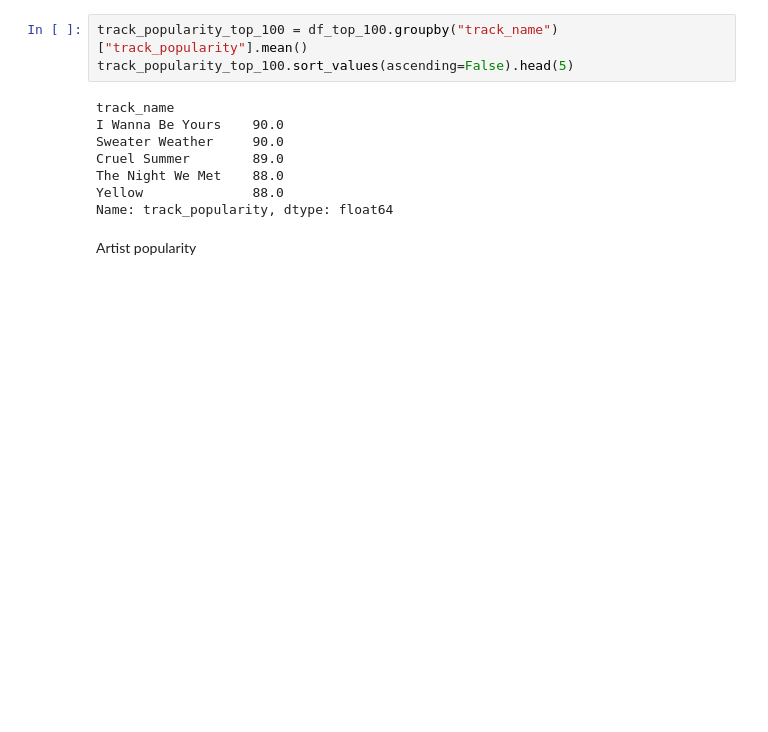
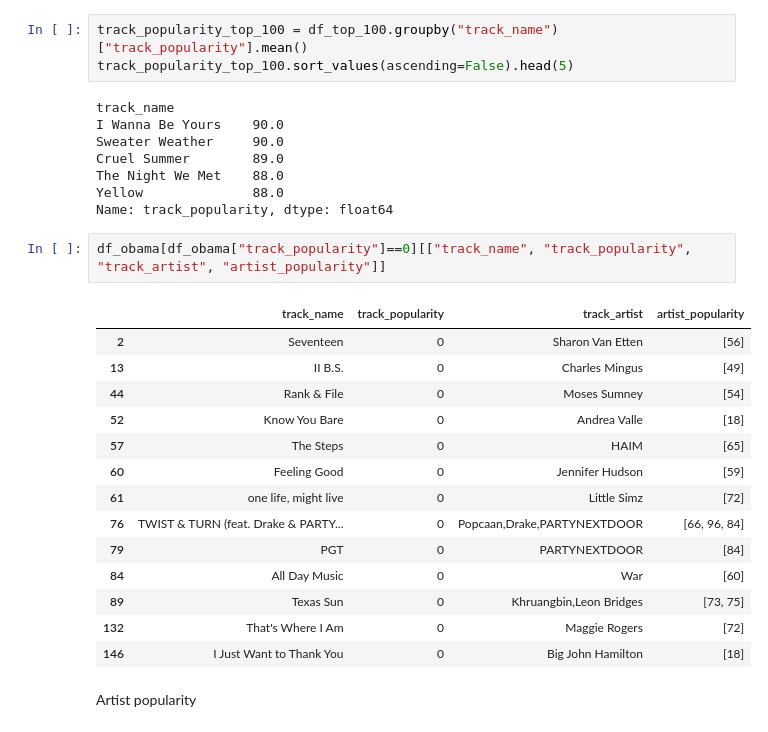
Before and after one commit to Ramonalyst/Music_Recommendation_System, a Jupyter notebook: Obama_vs_Top_100_Comparison.ipynb, the cells around one changed output. Drawn from its saved outputs; the diff is of its cells as text; blank space fills up the shorter version.

```diff
--- a/Obama_vs_Top_100_Comparison.ipynb
+++ b/Obama_vs_Top_100_Comparison.ipynb
@@ -255,6 +255,23 @@ Cruel Summer        89.0
 The Night We Met    88.0
 Yellow              88.0
 Name: track_popularity, dtype: float64
+# %%
+df_obama[df_obama["track_popularity"]==0][["track_name", "track_popularity", "track_artist", "artist_popularity"]]
+# %% [output]
+|  | track_name | track_popularity | track_artist | artist_popularity |
+| 2 | Seventeen | 0 | Sharon Van Etten | [56] |
+| 13 | II B.S. | 0 | Charles Mingus | [49] |
+| 44 | Rank & File | 0 | Moses Sumney | [54] |
+| 52 | Know You Bare | 0 | Andrea Valle | [18] |
+| 57 | The Steps | 0 | HAIM | [65] |
+| 60 | Feeling Good | 0 | Jennifer Hudson | [59] |
+| 61 | one life, might live | 0 | Little Simz | [72] |
+| 76 | TWIST & TURN (feat. Drake & PARTY... | 0 | Popcaan,Drake,PARTYNEXTDOOR | [66, 96, 84] |
+| 79 | PGT | 0 | PARTYNEXTDOOR | [84] |
+| 84 | All Day Music | 0 | War | [60] |
+| 89 | Texas Sun | 0 | Khruangbin,Leon Bridges | [73, 75] |
+| 132 | That's Where I Am | 0 | Maggie Rogers | [72] |
+| 146 | I Just Want to Thank You | 0 | Big John Hamilton | [18] |
 # %% [markdown]
 Artist popularity
 # %%
```
Also changed, not shown: parts of 17 cells of this notebook.
